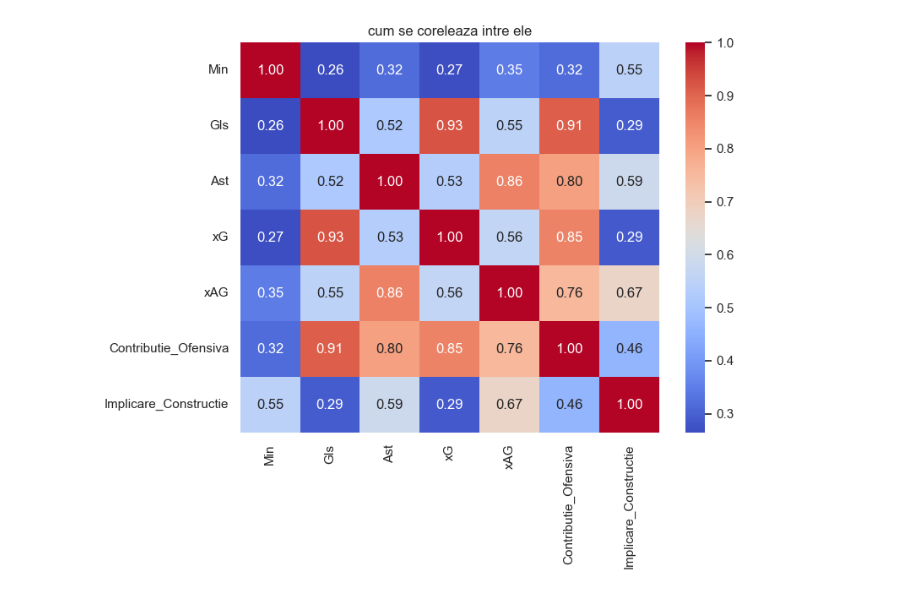
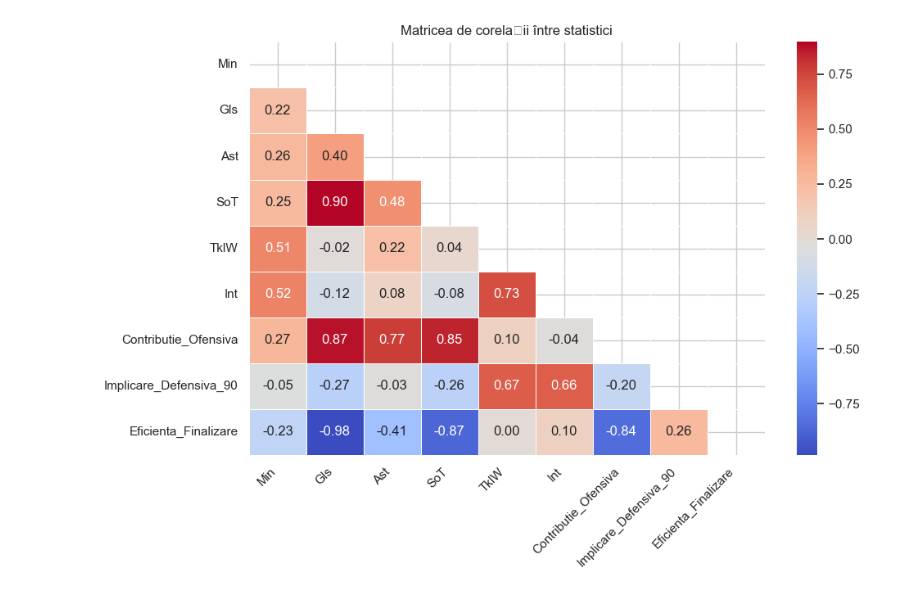
Before and after one commit to ZetPlay10/Sisteme-inteligente, a Jupyter notebook: fotbal.ipynb, the cells around one changed output. Cells and saved outputs as stored; diff of their text form; code cells hidden in the pictures.

```diff
--- a/fotbal.ipynb
+++ b/fotbal.ipynb
@@ -17,9 +33,5 @@ Datele au fost încărcate. Baza de date are 2852 jucători și 37 coloane.
 # %%
+df = pd.read_csv('players_data-2025_2026.csv')
+print(f'Datele au fost încărcate. Baza de date are {df.shape[0]} jucători și {df.shape[1]} coloane.')
 display(df.head())
-
-print("\n--- Informatii generale ---")
-df.info()
-
-print("\n--- Valori lipsa per coloana ---")
-print(df.isnull().sum()[df.isnull().sum() > 0])
 # %% [output]
@@ -86,14 +127,12 @@ Passing `palette` without assigning `hue` is deprecated and will be removed in v
 # %%
-df = df.drop(columns=['Rk'])
-
-#'eng ENG' devine 'ENG'
+# 'eng ENG' devine 'ENG'
 df['Nation'] = df['Nation'].apply(lambda x: x.split(' ')[-1] if isinstance(x, str) else x)
 
-#'eng Premier League' devine 'Premier League'
+# 'eng Premier League' devine 'Premier League'
 df['Comp'] = df['Comp'].apply(lambda x: ' '.join(x.split(' ')[1:]) if isinstance(x, str) else x)
 
-df['Age'] = df['Age'].astype(int)
-df['Born'] = df['Born'].astype(int)
+df['Age'] = df['Age'].astype(float).astype('Int64')
+df['Born'] = df['Born'].astype(float).astype('Int64')
 
 display(df[['Player', 'Nation', 'Comp', 'Age']].head())
 # %% [output]
@@ -131,15 +196,17 @@ facem niste coloane noi...
 # %%
-# iau doar cateva coloane ca sa se inteleaga ceva din grafic, altfel iese o varza
-coloane = ['Min', 'Gls', 'Ast', 'xG', 'xAG', 'Contributie_Ofensiva', 'Implicare_Constructie']
-df_corelatii = df[coloane]
+# Matrice de corelații pentru variabilele cheie
+coloane_corr = ['Min', 'Gls', 'Ast', 'SoT', 'TklW', 'Int',
+                'Contributie_Ofensiva', 'Implicare_Defensiva_90', 'Eficienta_Finalizare']
+coloane_corr = [c for c in coloane_corr if c in df.columns]
 
-# fac matricea de corelatii
-matrice = df_corelatii.corr()
+matrice = df[coloane_corr].corr()
 
-# desenez heatmap-ul
-plt.figure(figsize=(8, 6))
-sns.heatmap(matrice, annot=True, cmap='coolwarm', fmt=".2f")
-plt.title('cum se coreleaza intre ele')
+plt.figure(figsize=(10, 7))
+mask = np.triu(np.ones_like(matrice, dtype=bool))
+sns.heatmap(matrice, mask=mask, annot=True, cmap='coolwarm', fmt='.2f', linewidths=0.4)
+plt.title('Matricea de corelații între statistici')
+plt.xticks(rotation=45, ha='right')
+plt.tight_layout()
 plt.show()
 # %% [output]
-[figure, old version]
+[figure, new version]
```
Also changed, not shown: parts of 36 cells of this notebook, 8 other files.
